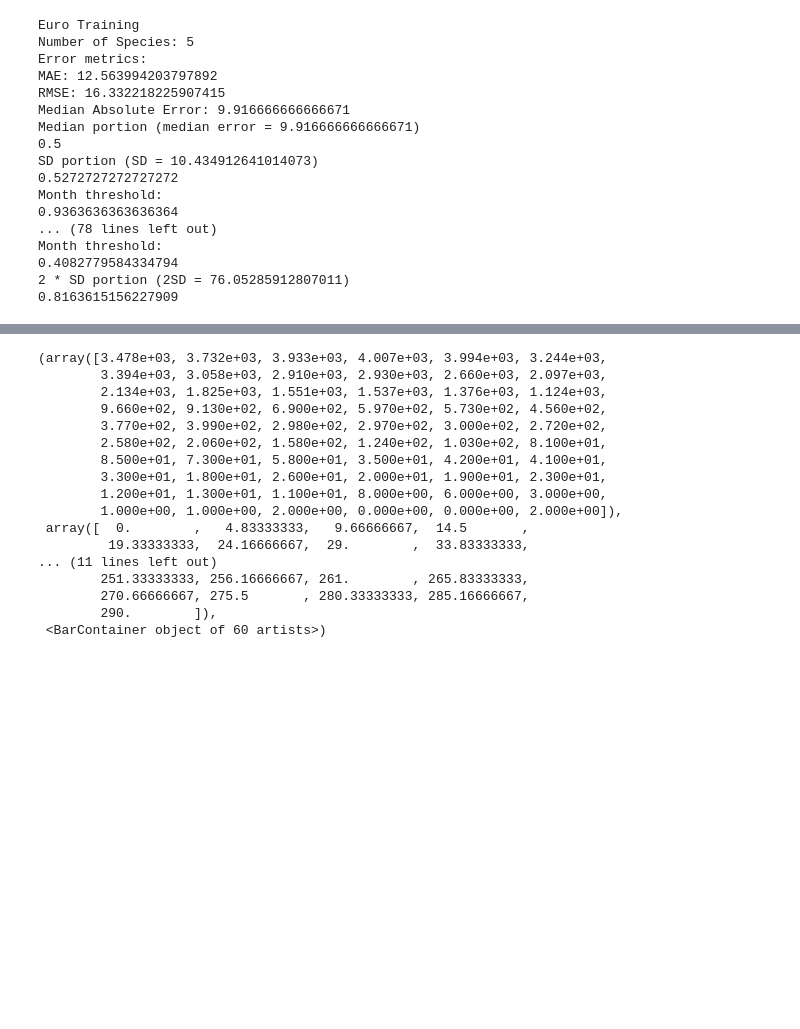
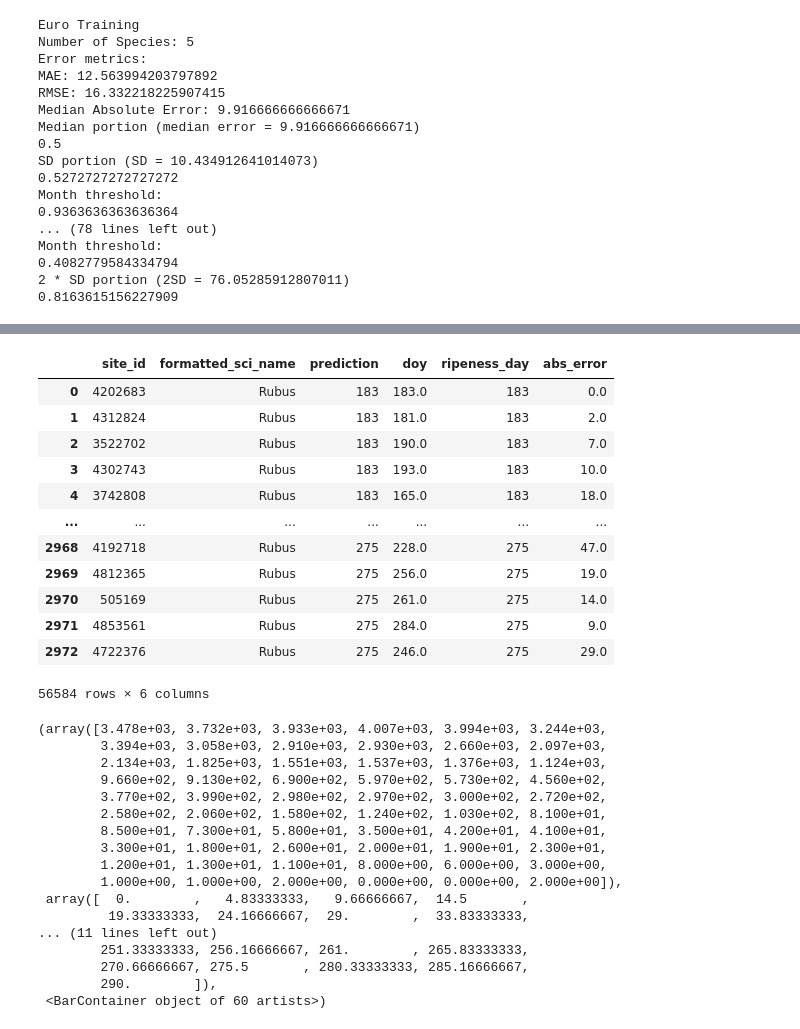
Before and after one commit to falling-fruit/dfg-seasons, a Jupyter notebook: modelling/high_res_models_finalized.ipynb, the cells around one changed output, grey strips where cells are left out. Cells and saved outputs as stored; diff of their text form; code cells hidden in the pictures; blank space fills up the shorter version.

```diff
--- a/modelling/high_res_models_finalized.ipynb
+++ b/modelling/high_res_models_finalized.ipynb
@@ -1279,3 +1303,19 @@ Based on these error metrics, the ideal model is the "Aggressive Training" Model
+# %%
+aggressive_training_low_thresh
+# %% [output]
+|  | site_id | formatted_sci_name | prediction | doy | ripeness_day | abs_error |
+| 0 | 4202683 | Rubus | 183 | 183.0 | 183 | 0.0 |
+| 1 | 4312824 | Rubus | 183 | 181.0 | 183 | 2.0 |
+| 2 | 3522702 | Rubus | 183 | 190.0 | 183 | 7.0 |
+| 3 | 4302743 | Rubus | 183 | 193.0 | 183 | 10.0 |
+| 4 | 3742808 | Rubus | 183 | 165.0 | 183 | 18.0 |
+| ... | ... | ... | ... | ... | ... | ... |
+| 2968 | 4192718 | Rubus | 275 | 228.0 | 275 | 47.0 |
+| 2969 | 4812365 | Rubus | 275 | 256.0 | 275 | 19.0 |
+| 2970 | 505169 | Rubus | 275 | 261.0 | 275 | 14.0 |
+| 2971 | 4853561 | Rubus | 275 | 284.0 | 275 | 9.0 |
+| 2972 | 4722376 | Rubus | 275 | 246.0 | 275 | 29.0 |
+56584 rows × 6 columns
 # %%
 plt.hist(normal_training_euro['abs_error'], bins=60)
 plt.hist(normal_training['abs_error'], bins=60)
```
Also changed, not shown: parts of 15 cells of this notebook, 13 other files.
